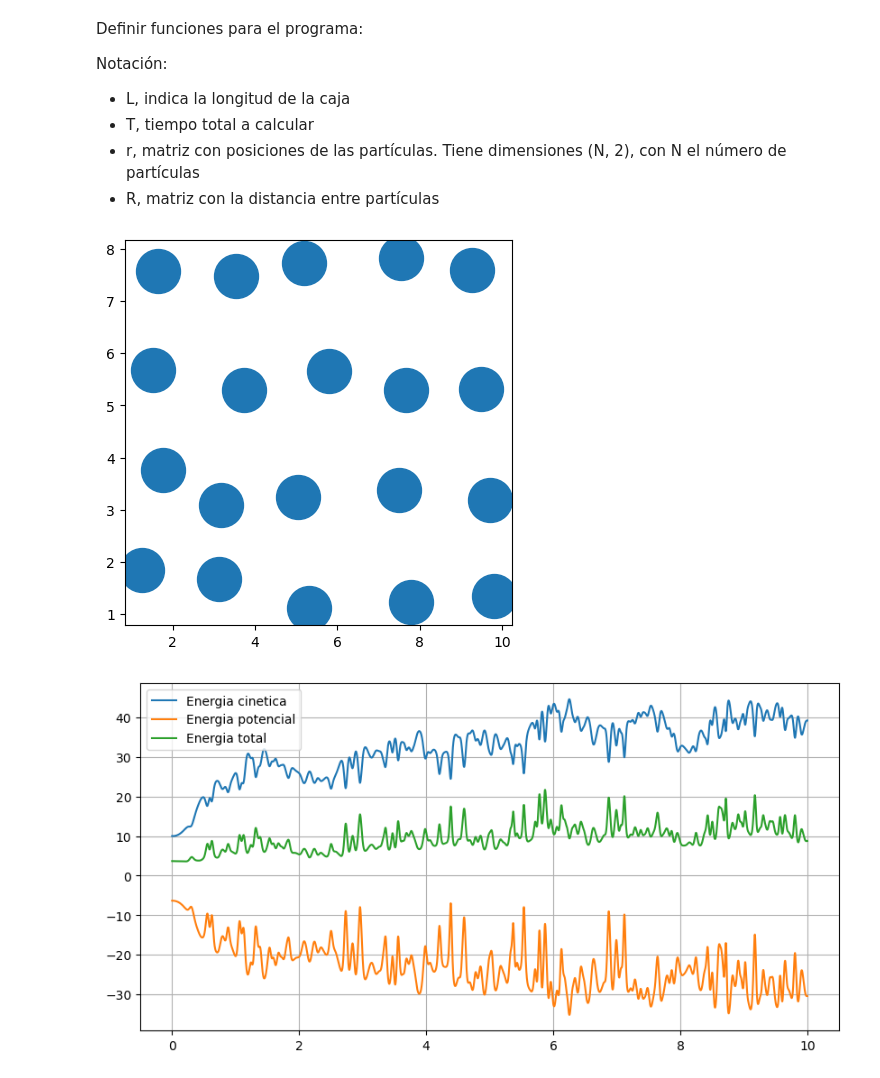
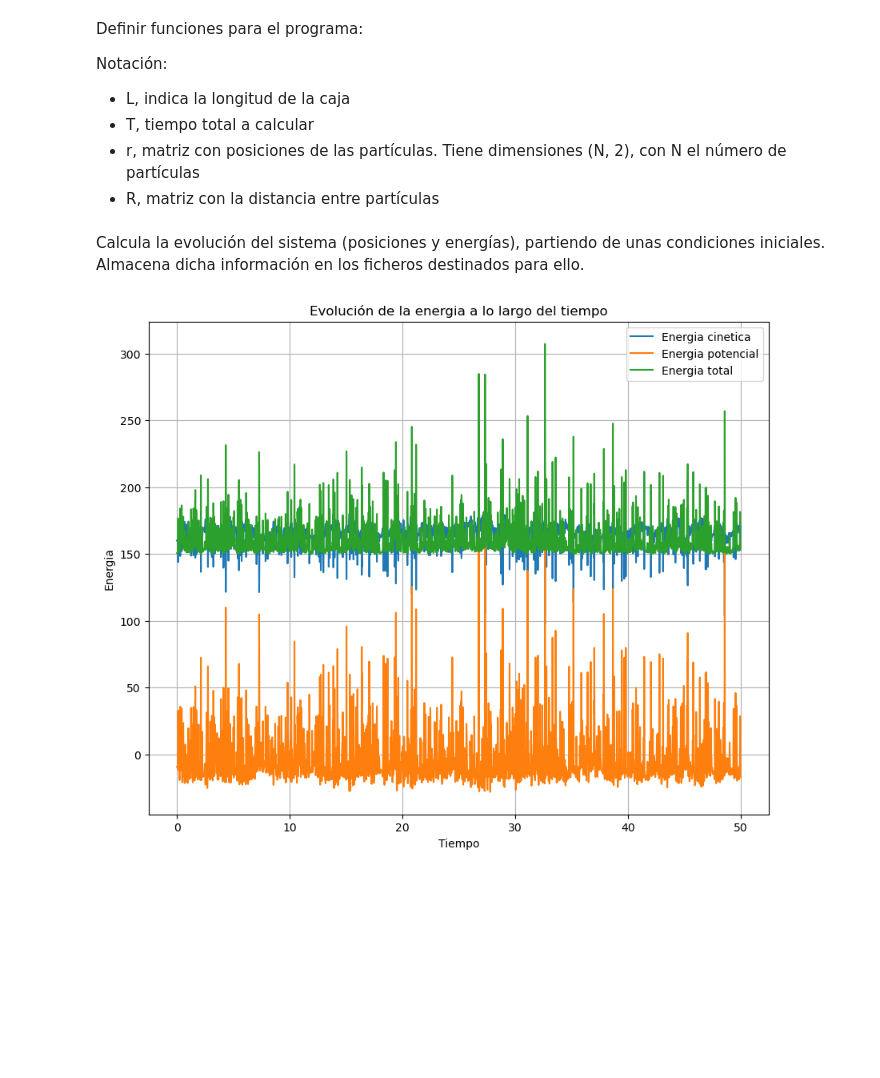
Before and after one commit to liuzhuozhuo/Compu2324, a Jupyter notebook: voluntario1/lennard_jones.ipynb, the cells around one changed output. Cells and saved outputs as stored; diff of their text form; code cells hidden in the pictures; blank space fills up the shorter version.

```diff
--- a/voluntario1/lennard_jones.ipynb
+++ b/voluntario1/lennard_jones.ipynb
@@ -10,12 +16,14 @@ h = 0.002
 epsilon = 1
 sigma = 1
 m = 1
-v_0 = 1
+v_0 = 4
+k=1
 
-Time = 10
+Time = 50
 time = np.arange(0, Time, h)
-f = open("datos.txt", "w")
-f_energia = open("energia.txt", "w")
+f = open(f"datos/datos_{v_0}.txt", "w")
+f_energia = open(f"datos/energia_{v_0}.txt", "w")
+f_velocidad = open(f"datos/velocidad_{v_0}.txt", "w")
 # %% [markdown]
 Definir funciones para el programa:
 
@@ -113,32 +131,38 @@ def write_vector(r):
+# %% [markdown]
+Calcula la evolución del sistema (posiciones y energías), partiendo de unas condiciones iniciales. Almacena dicha información en los ficheros destinados para ello.
 # %%
 T, V = np.zeros(len(time)), np.zeros(len(time))
 
 r, v = init_cond()
-write_vector(r)
+write_vector(r, f)
 a, R = lennard_jones(r)
 T[0], V[0] = compute_energy(v, R)
 f_energia.write(f"{T[0]}, {V[0]}\n")
-fig=plt.figure(figsize=(5,5)) #Size of the plot
-ax=fig.add_subplot(111)
-plt_xlim = (0, L)
-plt_ylim = (0, L)
-plt.scatter(r[:,0], r[:,1], s=1000)
 
 for i in range(1, len(time)):
     r, v, a, R = verlet_algorithm(r, v, a)
     T[i], V[i] = compute_energy(v, R)
-    write_vector(r)
+    write_vector(r, f)
+    if(i >= int(20/h)):
+        write_velocity(v, f_velocidad)
     f_energia.write(f"{T[i]}, {V[i]}\n")
+
+f.close()
+f_velocidad.close()
+f_energia.close()
-# %% [output]
-[figure, removed]
 # %%
-fig=plt.figure(figsize=(10,5)) #Size of the plot
+fig=plt.figure(figsize=(10,8)) #Size of the plot
 ax=fig.add_subplot(111)
 
 plt.plot(time, T, label="Energia cinetica")
 plt.plot(time, V, label="Energia potencial")
 plt.plot(time, T+V, label="Energia total")
+plt.xlabel("Tiempo")
+plt.ylabel("Energia")
 plt.legend()
+plt.title("Evolución de la energia a lo largo del tiempo")
 plt.grid()
+
+plt.savefig(f"images/energia_{v_0}.png")
 # %% [output]
-[figure, old version]
+[figure, new version]
```
Also changed, not shown: parts of 5 cells of this notebook, 3 other files.
